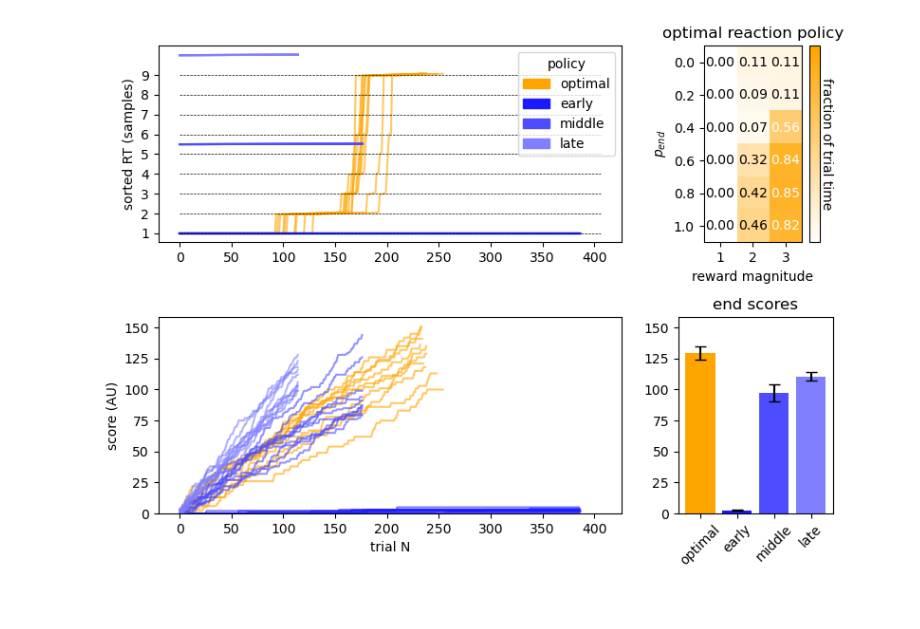
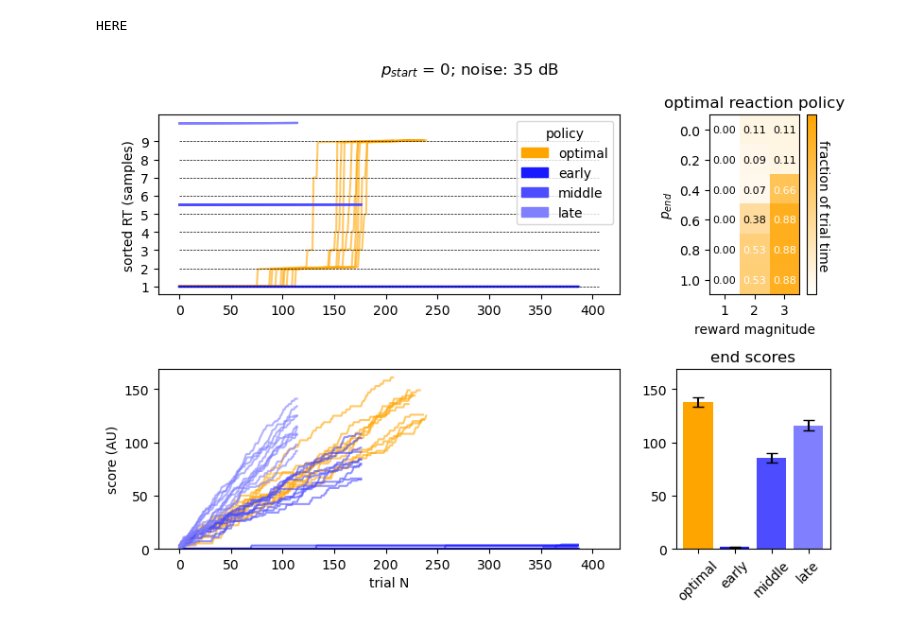
Before and after one commit to neurodream/Action-Timing-Task, a Jupyter notebook: scripts/sim_analysis_random.ipynb, the cells around one changed output. Saved outputs shown, nothing was run; the diff lists cells and outputs as text; code cells hidden in the pictures.

```diff
--- a/scripts/sim_analysis_random.ipynb
+++ b/scripts/sim_analysis_random.ipynb
@@ -1,17 +1,22 @@
 # %%
 from BFTUSk.analysis import *
 from BFTUSk.sim_task import *
 
+p_start = 0
+noise_level = 35
+
 plot_compare_policies(
     ["optimal", "early", "middle", "late"],
-    ["orange", [0.1,0.1,1],[0.3,0.3,1],[0.5,0.5,1]],
-    p_start=0.0,
+    title=r'$p_{start}$ = ' + f'{p_start}; noise: {noise_level} dB',
+    colors=["orange", [0.1,0.1,1],[0.3,0.3,1],[0.5,0.5,1]],
+    p_start=p_start,
     sort_RTs=True,
     reward_chance_endpoints=[0.0, 0.2, 0.4, 0.6, 0.8, 1.0],
     reward_sizes = [1,2,3],
     noise=True,
     policy_LUT_ind=0,
-    snr_db_levels=[32.5]
+    snr_db_levels=[noise_level]
     )
 # %% [output]
+HERE
-[figure, old version]
+[figure, new version]
```
Also changed, not shown: parts of 1 cell of this notebook, 1 other file.
